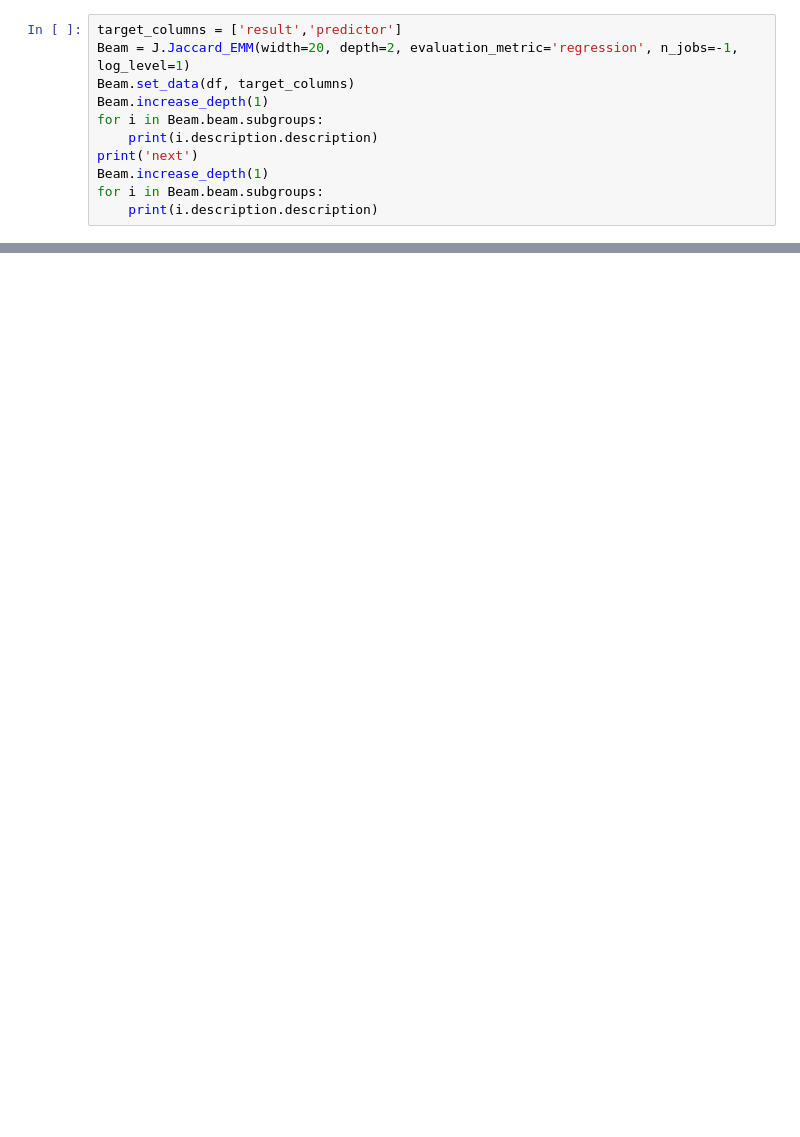
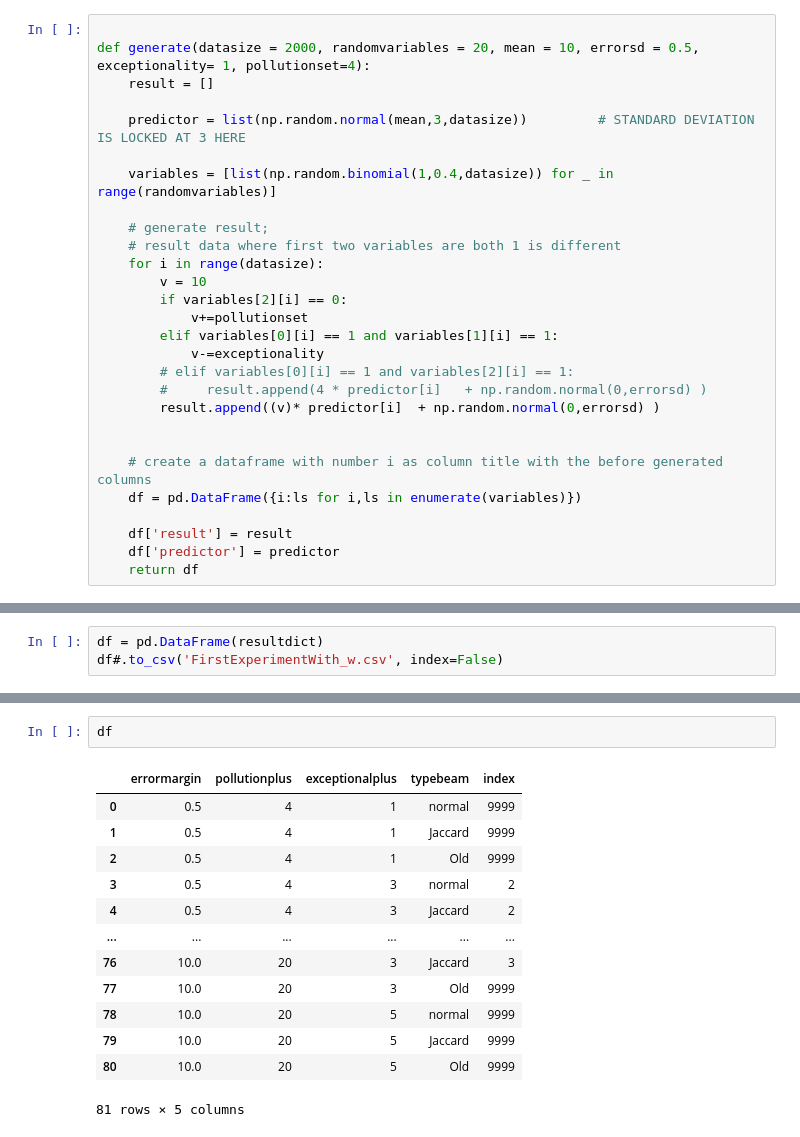
Before and after one commit to BartSlenders/EMM-JaccardBeamSearch-Thesis, a Jupyter notebook: Generation.ipynb, the cells around one changed output, grey strips where cells are left out. Cells and saved outputs as stored; diff of their text form; blank space fills up the shorter version.

Commit message:
Almost done, first 2 experiments ran and very robust version of entire beam search with variants

```diff
--- a/Generation.ipynb
+++ b/Generation.ipynb
@@ -294,11 +103,28 @@ Notes:
 # %%
-target_columns = ['result','predictor']
-Beam = J.Jaccard_EMM(width=20, depth=2, evaluation_metric='regression', n_jobs=-1, log_level=1)
-Beam.set_data(df, target_columns)
-Beam.increase_depth(1)
-for i in Beam.beam.subgroups:
-    print(i.description.description)
-print('next')
-Beam.increase_depth(1)
-for i in Beam.beam.subgroups:
-    print(i.description.description)
+
+def generate(datasize = 2000, randomvariables = 20, mean = 10, errorsd = 0.5, exceptionality= 1, pollutionset=4):
+    result = []
+
+    predictor = list(np.random.normal(mean,3,datasize))         # STANDARD DEVIATION IS LOCKED AT 3 HERE
+
+    variables = [list(np.random.binomial(1,0.4,datasize)) for _ in range(randomvariables)]
+
+    # generate result;
+    # result data where first two variables are both 1 is different
+    for i in range(datasize):
+        v = 10
+        if variables[2][i] == 0:
+            v+=pollutionset
+        elif variables[0][i] == 1 and variables[1][i] == 1:
+            v-=exceptionality
+        # elif variables[0][i] == 1 and variables[2][i] == 1:
+        #     result.append(4 * predictor[i]   + np.random.normal(0,errorsd) )
+        result.append((v)* predictor[i]  + np.random.normal(0,errorsd) )
+
+
+    # create a dataframe with number i as column title with the before generated columns
+    df = pd.DataFrame({i:ls for i,ls in enumerate(variables)})
+
+    df['result'] = result
+    df['predictor'] = predictor
+    return df
@@ -388,0 +212,3 @@ subgroups made and cleaned
+# %%
+df = pd.DataFrame(resultdict)
+df#.to_csv('FirstExperimentWith_w.csv', index=False)
@@ -388,0 +255,16 @@ subgroups made and cleaned
+# %%
+df
+# %% [output]
+|  | errormargin | pollutionplus | exceptionalplus | typebeam | index |
+| 0 | 0.5 | 4 | 1 | normal | 9999 |
+| 1 | 0.5 | 4 | 1 | Jaccard | 9999 |
+| 2 | 0.5 | 4 | 1 | Old | 9999 |
+| 3 | 0.5 | 4 | 3 | normal | 2 |
+| 4 | 0.5 | 4 | 3 | Jaccard | 2 |
+| ... | ... | ... | ... | ... | ... |
+| 76 | 10.0 | 20 | 3 | Jaccard | 3 |
+| 77 | 10.0 | 20 | 3 | Old | 9999 |
+| 78 | 10.0 | 20 | 5 | normal | 9999 |
+| 79 | 10.0 | 20 | 5 | Jaccard | 9999 |
+| 80 | 10.0 | 20 | 5 | Old | 9999 |
+81 rows × 5 columns
```
Also changed, not shown: parts of 23 cells of this notebook, 6 other files.
